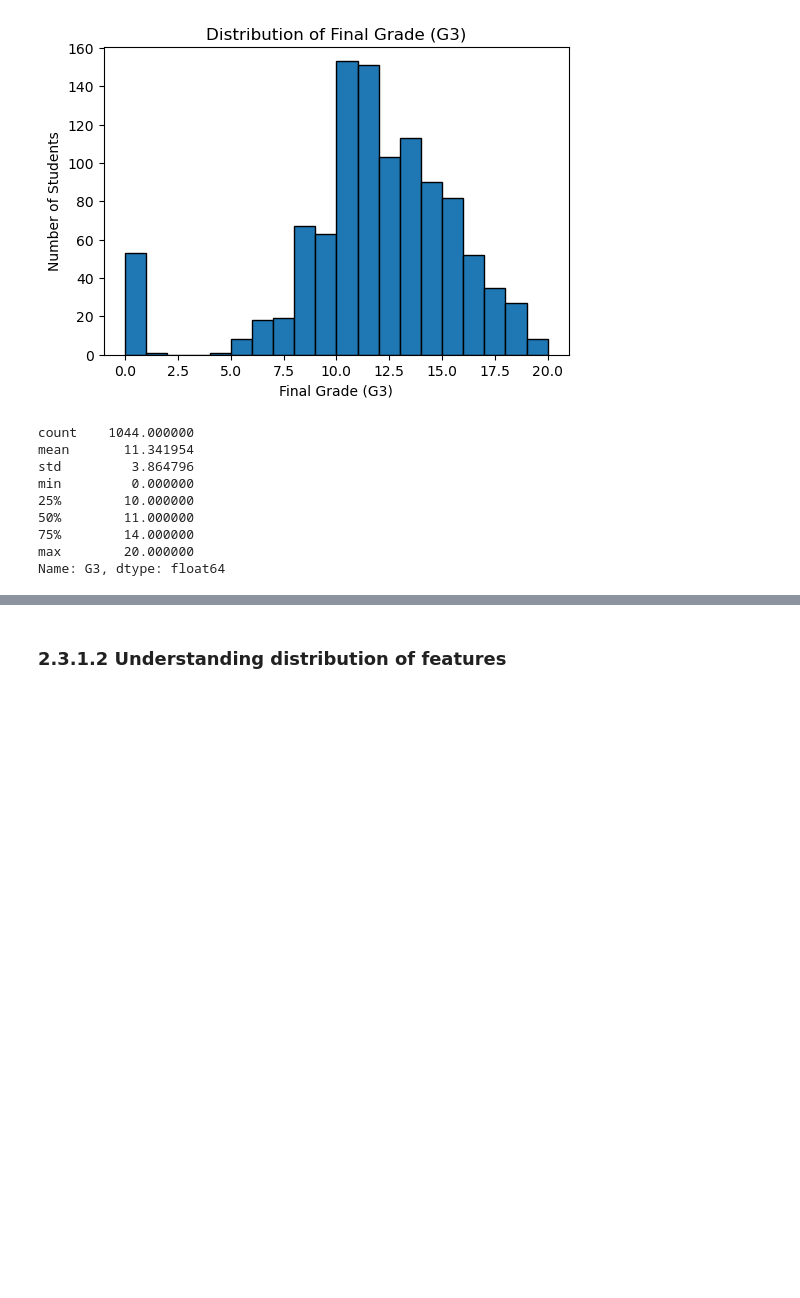
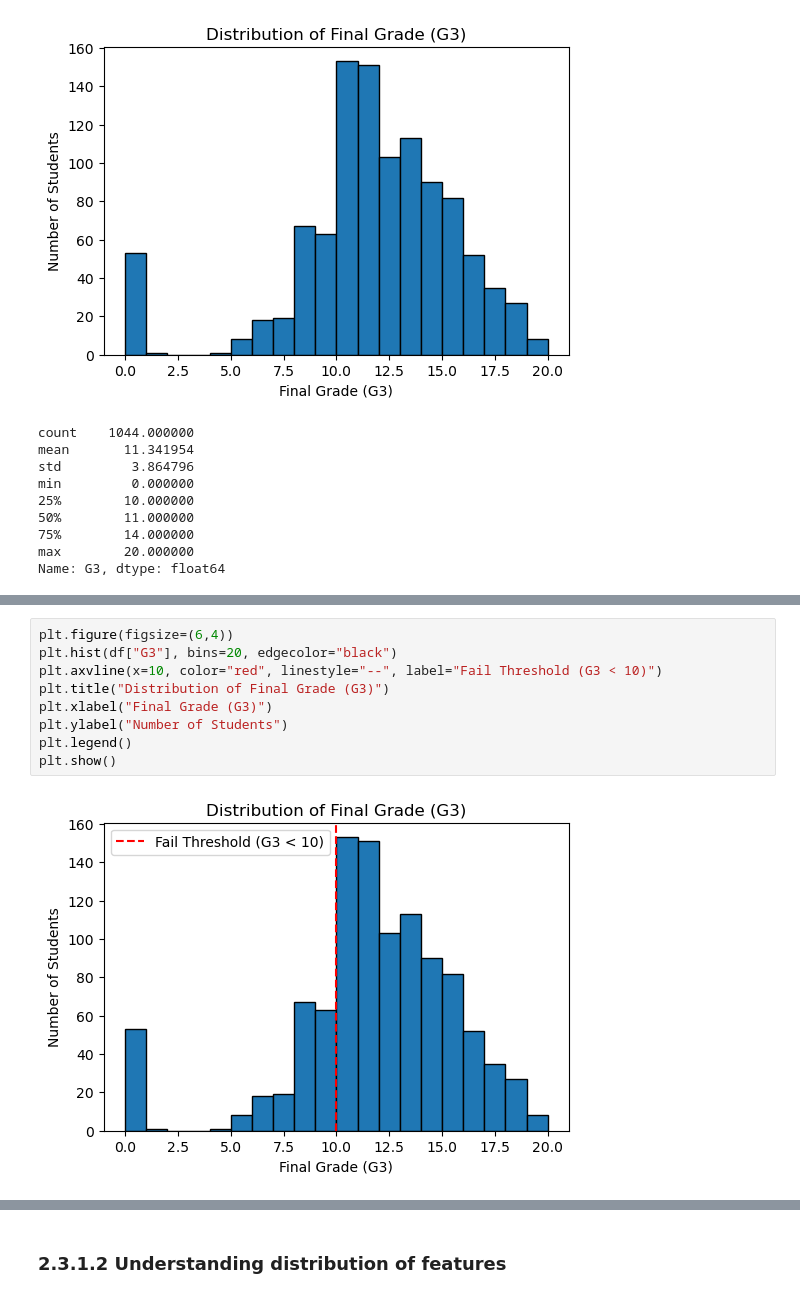
Before and after one commit to yuzhnne/Academic-Risk-Detection-System, a Jupyter notebook: student/MLDP Program Codes Submission Template.ipynb, the cells around one changed output, grey strips where cells are left out. Saved outputs shown, nothing was run; the diff lists cells and outputs as text; blank space fills up the shorter version.

```diff
--- a/student/MLDP Program Codes Submission Template.ipynb
+++ b/student/MLDP Program Codes Submission Template.ipynb
@@ -271,0 +603,11 @@ Name: G3, dtype: float64
+# %%
+plt.figure(figsize=(6,4))
+plt.hist(df["G3"], bins=20, edgecolor="black")
+plt.axvline(x=10, color="red", linestyle="--", label="Fail Threshold (G3 < 10)")
+plt.title("Distribution of Final Grade (G3)")
+plt.xlabel("Final Grade (G3)")
+plt.ylabel("Number of Students")
+plt.legend()
+plt.show()
+# %% [output]
+[figure, added]
```
Also changed, not shown: parts of 58 cells of this notebook, 1 other file.
